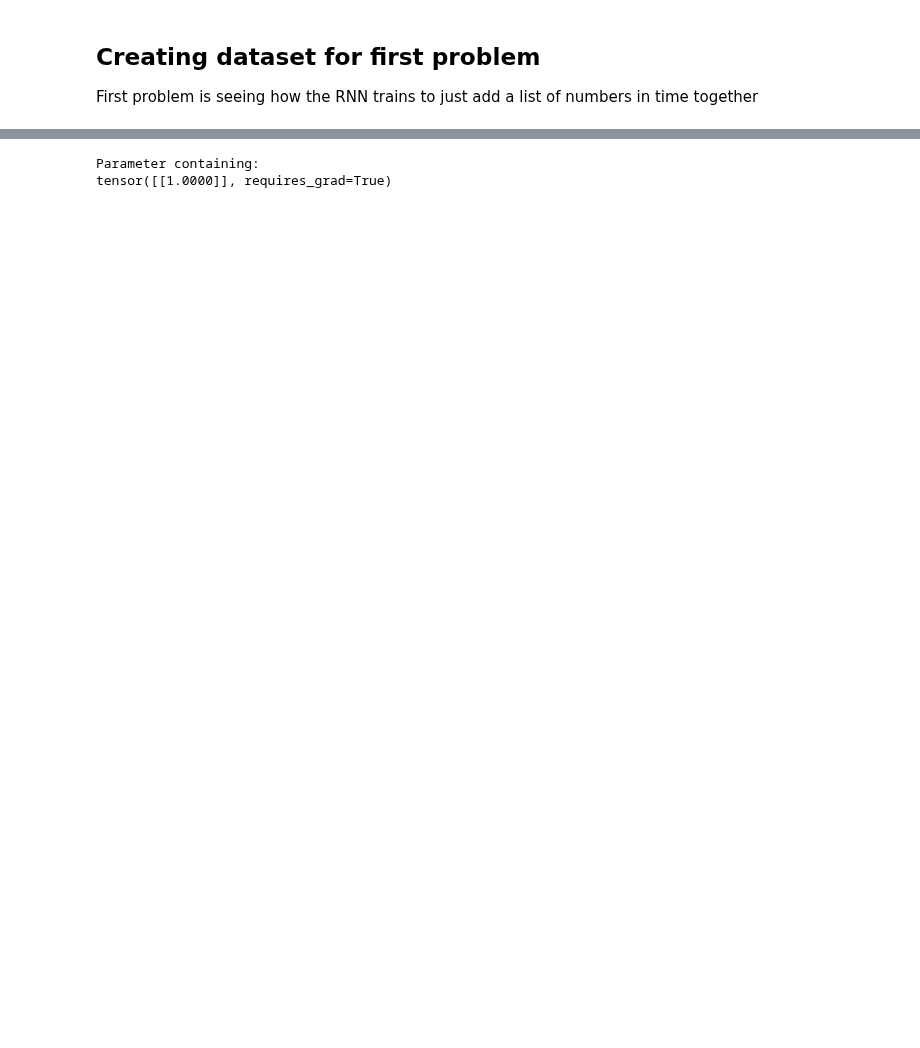
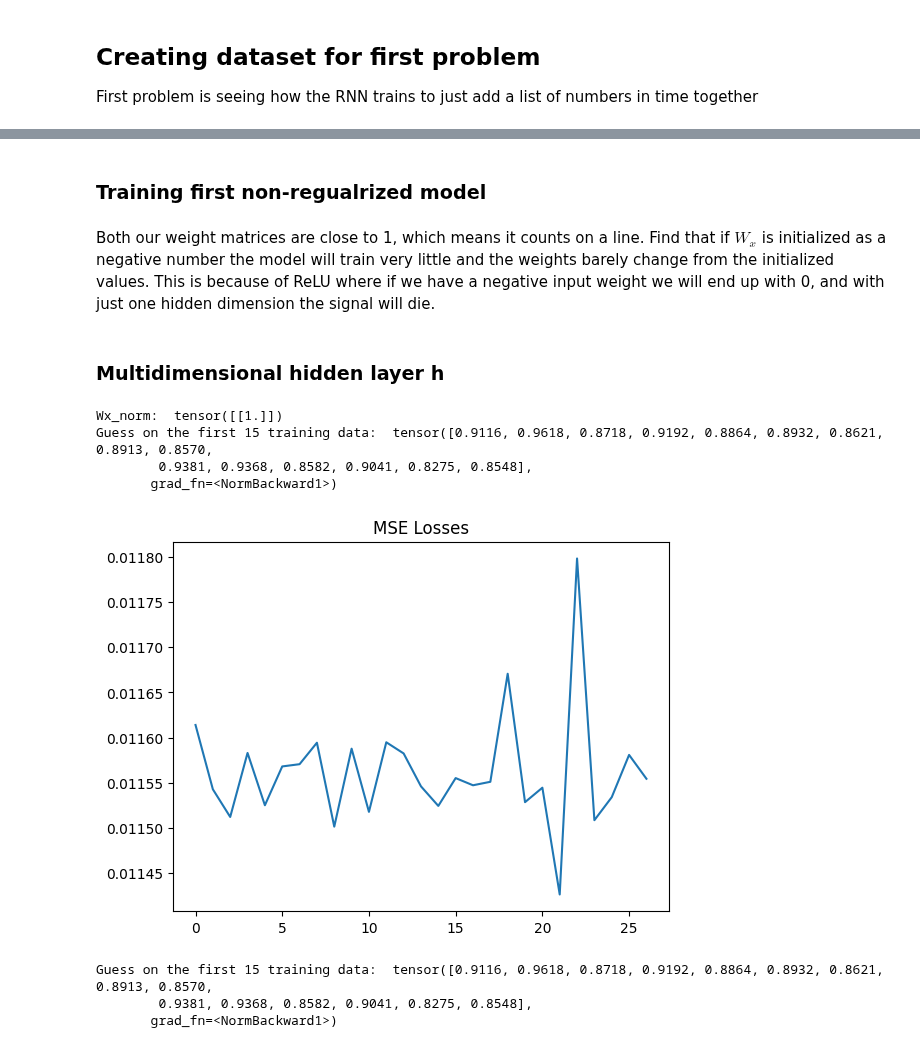
Before and after one commit to bioAI-Oslo/RNN-Adding-Problem-Representations, a Jupyter notebook: notebooks/main.ipynb, the cells around one changed output, grey strips where cells are left out. Cells and saved outputs as stored; diff of their text form; code cells hidden in the pictures; blank space fills up the shorter version.

Commit message:
Progress on RNN linear counting

```diff
--- a/notebooks/main.ipynb
+++ b/notebooks/main.ipynb
@@ -25,6 +36,16 @@ First problem is seeing how the RNN trains to just add a list of numbers in time
 n_data = 1000
 t_steps = 10
 
-# data,labels = datagen_full_sum(n_data,t_steps,normalize=True)
-data,labels = datagen_timewise_labels(n_data,t_steps,2)
+data,labels = datagen_full_sum_normal(n_data,t_steps,normalize=True)
+# data,labels = datagen_timewise_labels(n_data,t_steps,2)
 # print(data[1],labels[1])
+
+
+BATCH_SIZE = 16
+
+training_data = Datamodel(data,labels)
+training_loader = torch.utils.data.DataLoader(training_data, batch_size=BATCH_SIZE, shuffle=True)
+
+data.shape
+
+print(data[100].sum())
@@ -74,8 +54,2 @@ tensor([1.0001, 1.0001, 1.0001, 1.0001, 1.0001, 1.0001, 1.0001, 1.0001, 1.0001,
-# %%
-model.rnn.weight_hh_l0
-# model.rnn.weight_ih_l0
-# model.rnn.bias_ih_l0
-# model.rnn.bias_hh_l0
-# %% [output]
-Parameter containing:
-tensor([[1.0000]], requires_grad=True)
+# %% [markdown]
+### Training first non-regualrized model
@@ -81,0 +72,29 @@ tensor([[1.0000]], requires_grad=True)
+# %% [markdown]
+Both our weight matrices are close to 1, which means it counts on a line. Find that if $W_x$ is initialized as a negative number the model will train very little and the weights barely change from the initialized values. This is because of ReLU where if we have a negative input weight we will end up with 0, and with just one hidden dimension the signal will die.
+# %% [markdown]
+### Multidimensional hidden layer h
+# %%
+hidden_size = 100
+input_size = 1
+output_size = 1
+
+train2 = True
+
+if train2:
+    # model2 = torch_RNN1(input_size,t_steps,output_size,hidden_size,lr=0.01,irnn=True,outputnn=False,Wx_normalize=True)
+    model2 = torch_RNN_manual(input_size,t_steps,output_size,hidden_size,lr=0.01,irnn=True,outputnn=False,Wx_normalize=True,activation=False)
+    print("Guess on the first 15 training data: ", model2(data[0:15]))
+    _ = model2.train(training_loader,epochs=100)
+    model2.plot_losses(average=30)
+    # model2.plot_accs()
+    print("Guess on the first 15 training data: ", model2(data[0:15]))
+    # print("Weight of the hidden layer: ",model2.rnn.weight_hh_l0, " Weight of the input layer: ",model2.rnn.weight_ih_l0)
+# %% [output]
+Wx_norm:  tensor([[1.]])
+Guess on the first 15 training data:  tensor([0.9116, 0.9618, 0.8718, 0.9192, 0.8864, 0.8932, 0.8621, 0.8913, 0.8570,
+        0.9381, 0.9368, 0.8582, 0.9041, 0.8275, 0.8548],
+       grad_fn=<NormBackward1>)
+[figure, added]
+Guess on the first 15 training data:  tensor([0.9116, 0.9618, 0.8718, 0.9192, 0.8864, 0.8932, 0.8621, 0.8913, 0.8570,
+        0.9381, 0.9368, 0.8582, 0.9041, 0.8275, 0.8548],
+       grad_fn=<NormBackward1>)
```
Also changed, not shown: parts of 18 cells of this notebook, 2 other files.
